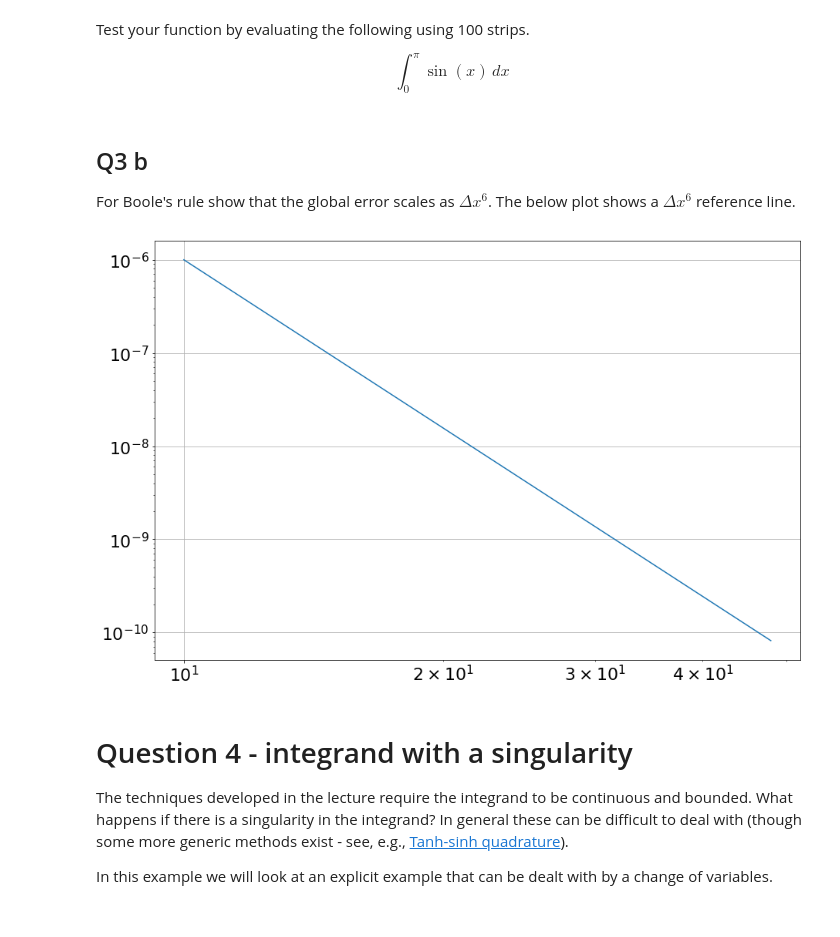
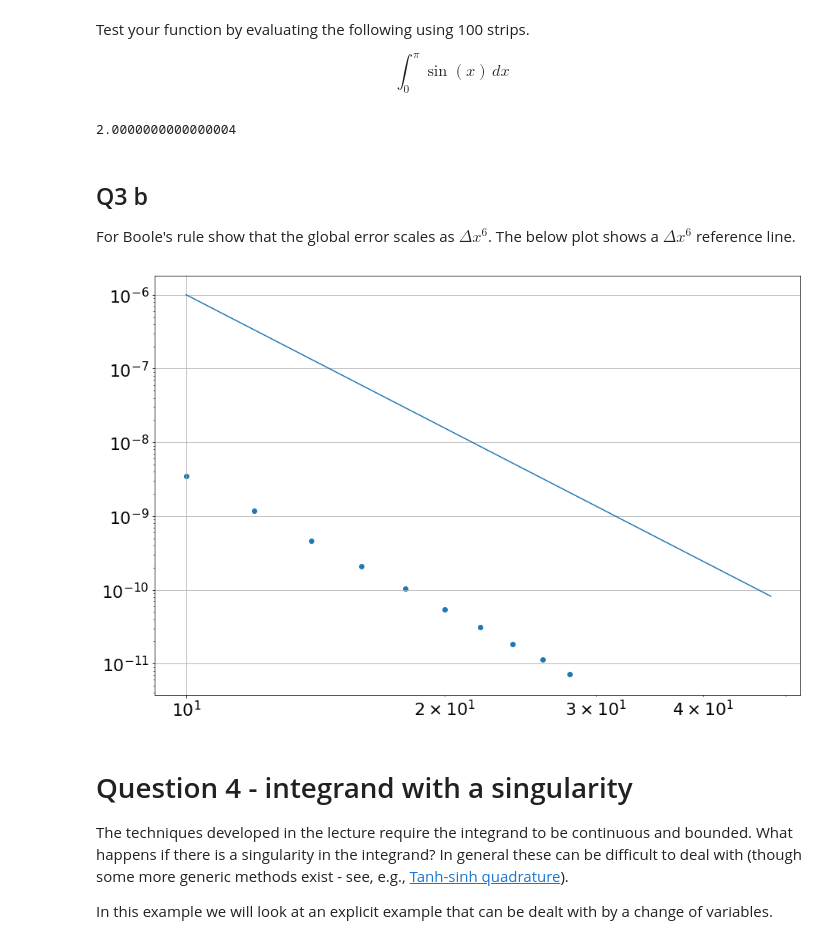
Before and after one commit to lobsterbottomy/Computational-Science-Assignments, a Jupyter notebook: Assignment-4.ipynb, the cells around one changed output. Drawn from its saved outputs; the diff is of its cells as text; code cells hidden in the pictures.

```diff
--- a/Assignment-4.ipynb
+++ b/Assignment-4.ipynb
@@ -169,18 +169,28 @@ Write a function that numerically integrates another function using Boole's rule
 # %%
 def BooleIntegration(f, a, b, N):
     area = 0
-    dx = (b-a)/N
+    i = 0
     xi = a
-    i = 0
+    dx = (b-a)/(4*N)
+    h = (b-a)/N
 
-    area = 7*(f(a)+f(b))
-
+    while i < N:
+        area += ((2*dx)/45)*((7*f(xi))+(32*f(xi+dx))+(12*f(xi+2*dx))+(32*f(xi+3*dx))+(7*f(xi+4*dx)))
+        xi += h
+        i += 1
 
     return area
 # %% [markdown]
 Test your function by evaluating the following using 100 strips.
 
 $$ \int_0^\pi \sin(x)\,dx $$
+# %%
+def sin(x):
+    return np.sin(x)
+# %%
+BooleIntegration(sin,0,np.pi,100)
+# %% [output]
+2.0000000000000004
 # %% [markdown]
 ## Q3 b
 
@@ -188,13 +198,27 @@ For Boole's rule show that the global error scales as $\Delta x^6$. The below pl
 # %%
 x = np.linspace(10,48,100)
 y = x**-6
+
+I = 1 - np.cos(4)
+imax = 10;
+
+errBoole = np.empty((imax,2))
+i = 0
+N = 10
+while i < imax:
+    errBoole[i,0] = N
+    errBoole[i,1] = np.abs(BooleIntegration(sin,0,4,N)- I)
+
+    N += 2
+    i += 1
 
 plt.yscale('log')
 plt.xscale('log')
 plt.grid(True)
 plt.plot(x,y);
+plt.scatter(errBoole[:,0], errBoole[:,1]);
 # %% [output]
-[figure, old version]
+[figure, new version]
 # %% [markdown]
 # Question 4 - integrand with a singularity
 
```
Also changed, not shown: parts of 4 cells of this notebook.
